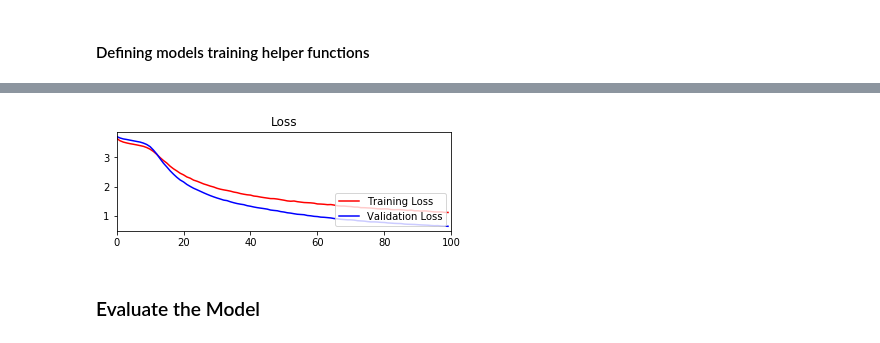
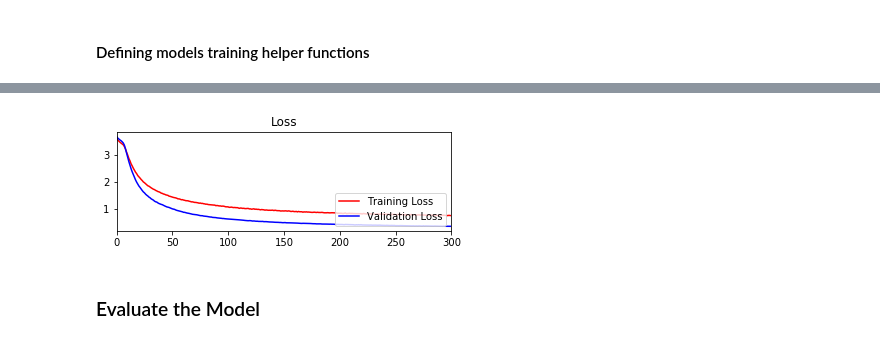
Before and after one commit to tranlv/Self-Driving-Car-Engineer-Part-1, a Jupyter notebook: Traffic Sign Classifier/notebook/Traffic_Sign_Classifier.ipynb, the cells around one changed output, grey strips where cells are left out. Drawn from its saved outputs; the diff is of its cells as text; code cells hidden in the pictures.

```diff
--- a/Traffic Sign Classifier/notebook/Traffic_Sign_Classifier.ipynb
+++ b/Traffic Sign Classifier/notebook/Traffic_Sign_Classifier.ipynb
@@ -328,7 +334,7 @@ from sklearn.utils import shuffle
 '''SETTING PARAMTERS'''
 MEAN = 0
 SIGMA = 0.1
-EPOCHS = 100
+EPOCHS = 300
 BATCH_SIZE = 128
 LEARNING_RATE = 0.0001
 ANGLE_RANGE = 30
@@ -469,5 +475,5 @@ Validation Loss = 0.649
 Model saved
-[figure, old version]
+[figure, new version]
 # %% [markdown]
 ### Evaluate the Model
 # %%
```
Also changed, not shown: parts of 8 cells of this notebook, 1 other file.
